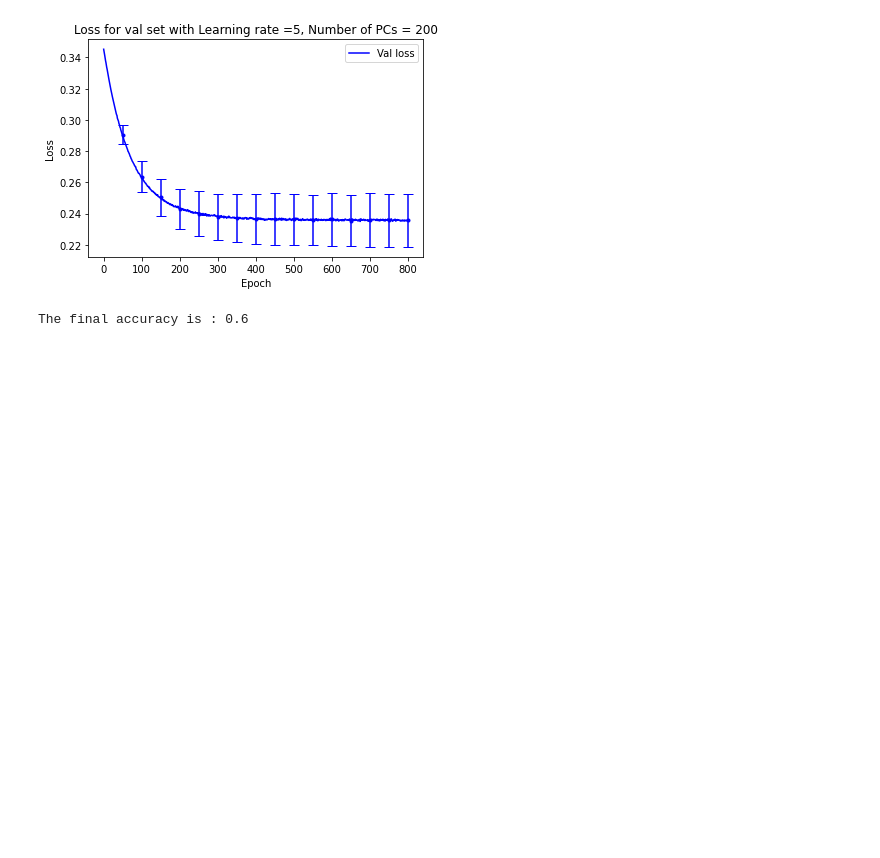
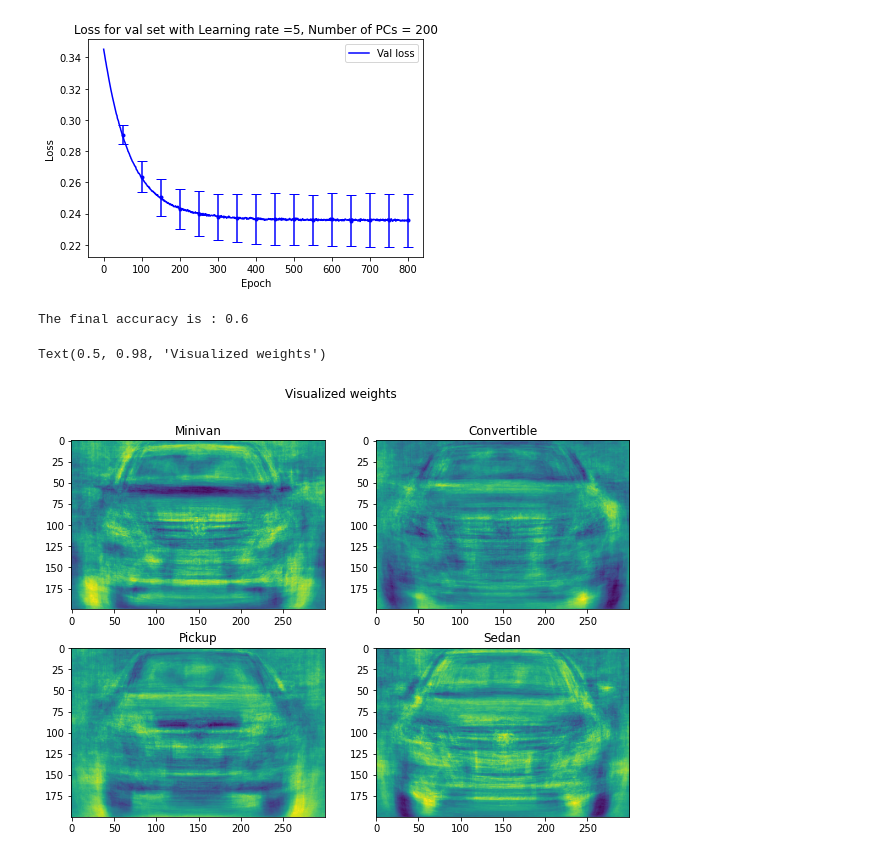
Before and after one commit to XinyiZhang42/CSE251B-PA1, a Jupyter notebook: 6b.ipynb, the cells around one changed output. Cells and saved outputs as stored; diff of their text form; code cells hidden in the pictures; blank space fills up the shorter version.

```diff
--- a/6b.ipynb
+++ b/6b.ipynb
@@ -382,3 +382,24 @@ test_acc_final = np.mean(test_accuracy)
 print("The final accuracy is :",test_acc_final)
 # %% [output]
 The final accuracy is : 0.6
+# %%
+weighted_PCs = []
+for i in range(4):
+    weighted_PCs.append(np.matmul(top_eigen_vectors[:,0:100],weight[1:101,i]).reshape((200,300)))
+plt.figure(figsize=(10, 7))
+plt.subplot(2,2,1)
+plt.imshow(weighted_PCs[0])
+plt.title('Minivan')
+plt.subplot(2,2,2)
+plt.imshow(weighted_PCs[1])
+plt.title('Convertible')
+plt.subplot(2,2,3)
+plt.imshow(weighted_PCs[2])
+plt.title('Pickup')
+plt.subplot(2,2,4)
+plt.imshow(weighted_PCs[3])
+plt.title('Sedan')
+plt.suptitle('Visualized weights')
+# %% [output]
+Text(0.5, 0.98, 'Visualized weights')
+[figure, added]
```
